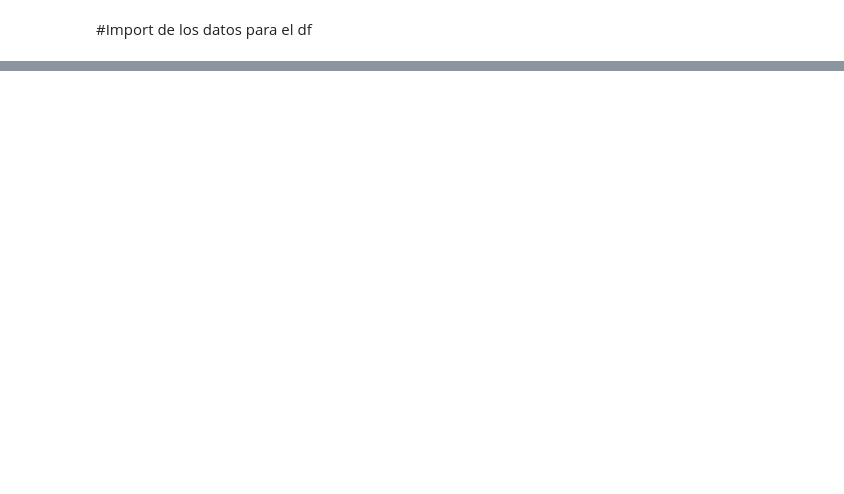
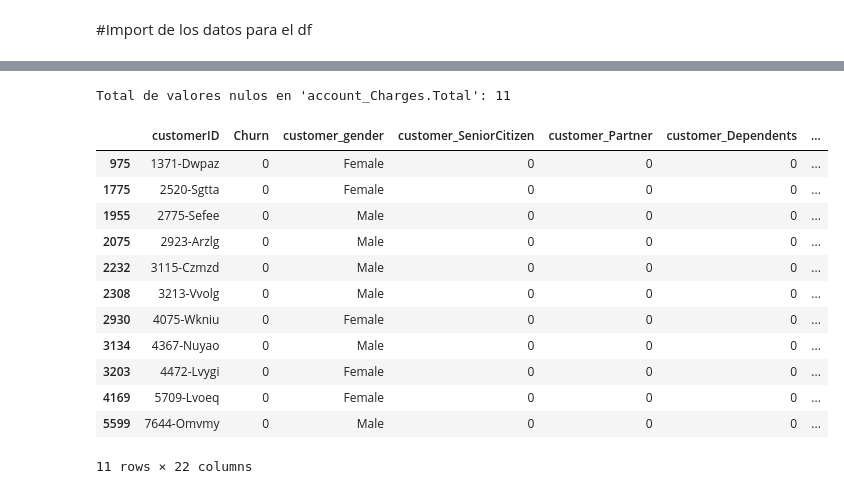
Before and after one commit to maufonseca18/Challenge_TelecomX_alura, a Jupyter notebook: Challenge_telecom_x_alura.ipynb, the cells around one changed output, grey strips where cells are left out. Cells and saved outputs as stored; diff of their text form; code cells hidden in the pictures; blank space fills up the shorter version.

Commit message:
Corrección de todos los datos NaN e/o nulos en todo el df

```diff
--- a/Challenge_telecom_x_alura.ipynb
+++ b/Challenge_telecom_x_alura.ipynb
@@ -255,0 +91,29 @@ datos.head()
+# %%
+#Columna Cuentas Díarias
+datos['Cuentas_Diarias'] = datos['account_Charges.Monthly'] / 30
+
+#Columnas binarias Y/N - 1/0
+cols_yes_no = [
+    'customer_Partner', 'customer_Dependents',
+    'phone_PhoneService', 'phone_MultipleLines',
+    'internet_OnlineSecurity', 'internet_OnlineBackup',
+    'internet_DeviceProtection', 'internet_TechSupport',
+    'internet_StreamingTV', 'internet_StreamingMovies',
+    'account_PaperlessBilling','Churn'
+]
+
+map_binario = {'yes': 1, 'no': 0}
+
+for col in cols_yes_no:
+  if col in datos.columns:
+    datos[col] = datos[col].astype(str).str.strip().str.lower()
+    datos[col] = datos[col].replace(['no internet service', 'no phone service'], 'no')
+    datos[col] = datos[col].map(map_binario).fillna(0).astype(int)
+
+#Verificación:
+print("\nValores nulos finales por columna:")
+print(datos.isnull().sum())
+print("\nTipos de datos finales:")
+print(datos.dtypes)
+print("\nValores únicos de Churn:", datos['Churn'].unique())
+print("Dimensiones finales del dataframe:", datos.shape)
@@ -255,0 +138,22 @@ datos.head()
+# %%
+# Filtrar filas con valores nulos en 'account_Charges.Total'
+nulos_charges_total = datos[datos['account_Charges.Total'].isnull()]
+
+# Mostrar cuántos son y las filas afectadas
+print(f"Total de valores nulos en 'account_Charges.Total': {len(nulos_charges_total)}")
+display(nulos_charges_total)
+# %% [output]
+Total de valores nulos en 'account_Charges.Total': 11
+|  | customerID | Churn | customer_gender | customer_SeniorCitizen | customer_Partner | customer_Dependents | ... |
+| 975 | 1371-Dwpaz | 0 | Female | 0 | 0 | 0 | ... |
+| 1775 | 2520-Sgtta | 0 | Female | 0 | 0 | 0 | ... |
+| 1955 | 2775-Sefee | 0 | Male | 0 | 0 | 0 | ... |
+| 2075 | 2923-Arzlg | 0 | Male | 0 | 0 | 0 | ... |
+| 2232 | 3115-Czmzd | 0 | Male | 0 | 0 | 0 | ... |
+| 2308 | 3213-Vvolg | 0 | Male | 0 | 0 | 0 | ... |
+| 2930 | 4075-Wkniu | 0 | Female | 0 | 0 | 0 | ... |
+| 3134 | 4367-Nuyao | 0 | Male | 0 | 0 | 0 | ... |
+| 3203 | 4472-Lvygi | 0 | Female | 0 | 0 | 0 | ... |
+| 4169 | 5709-Lvoeq | 0 | Female | 0 | 0 | 0 | ... |
+| 5599 | 7644-Omvmy | 0 | Male | 0 | 0 | 0 | ... |
+11 rows × 22 columns
```
Also changed, not shown: parts of 26 cells of this notebook.
